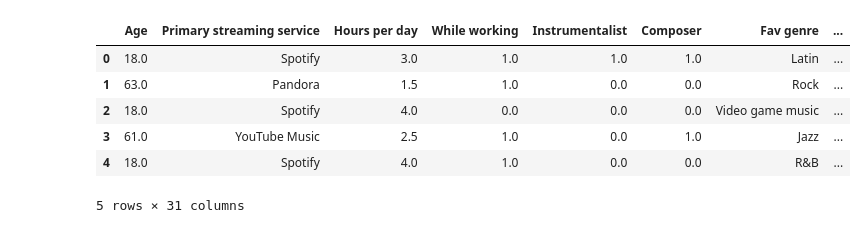
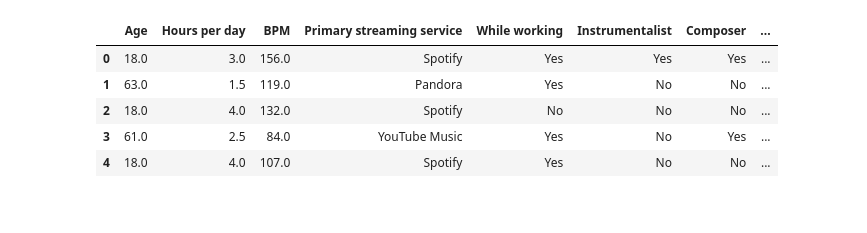
Before and after one commit to ajamkotc/music_mental_health_analysis, a Jupyter notebook: notebooks/0.10-aj-test-cleaning.ipynb, the cells around one changed output. Saved outputs shown, nothing was run; the diff lists cells and outputs as text; code cells hidden in the pictures.

```diff
--- a/notebooks/0.10-aj-test-cleaning.ipynb
+++ b/notebooks/0.10-aj-test-cleaning.ipynb
@@ -35,11 +27,13 @@ from music_and_mental_health_survey_analysis.config import PROCESSED_DATA_DIR, R
+# %%
+# Set pandas options
+pd.set_option('display.max_columns', None)
 # %%
-df = pd.read_csv(PROCESSED_DATA_DIR / 'processed_dataset.csv')
+df = pd.read_csv(PROCESSED_DATA_DIR / 'cleaned.csv') #originally processed_dataset.csv
 df.head()
 # %% [output]
-|  | Age | Primary streaming service | Hours per day | While working | Instrumentalist | Composer | Fav genre | ... |
-| 0 | 18.0 | Spotify | 3.0 | 1.0 | 1.0 | 1.0 | Latin | ... |
-| 1 | 63.0 | Pandora | 1.5 | 1.0 | 0.0 | 0.0 | Rock | ... |
-| 2 | 18.0 | Spotify | 4.0 | 0.0 | 0.0 | 0.0 | Video game music | ... |
-| 3 | 61.0 | YouTube Music | 2.5 | 1.0 | 0.0 | 1.0 | Jazz | ... |
-| 4 | 18.0 | Spotify | 4.0 | 1.0 | 0.0 | 0.0 | R&B | ... |
+|  | Age | Hours per day | BPM | Primary streaming service | While working | Instrumentalist | Composer | ... |
+| 0 | 18.0 | 3.0 | 156.0 | Spotify | Yes | Yes | Yes | ... |
+| 1 | 63.0 | 1.5 | 119.0 | Pandora | Yes | No | No | ... |
+| 2 | 18.0 | 4.0 | 132.0 | Spotify | No | No | No | ... |
+| 3 | 61.0 | 2.5 | 84.0 | YouTube Music | Yes | No | Yes | ... |
+| 4 | 18.0 | 4.0 | 107.0 | Spotify | Yes | No | No | ... |
-5 rows × 31 columns
```
Also changed, not shown: parts of 58 cells of this notebook, 41 other files.
